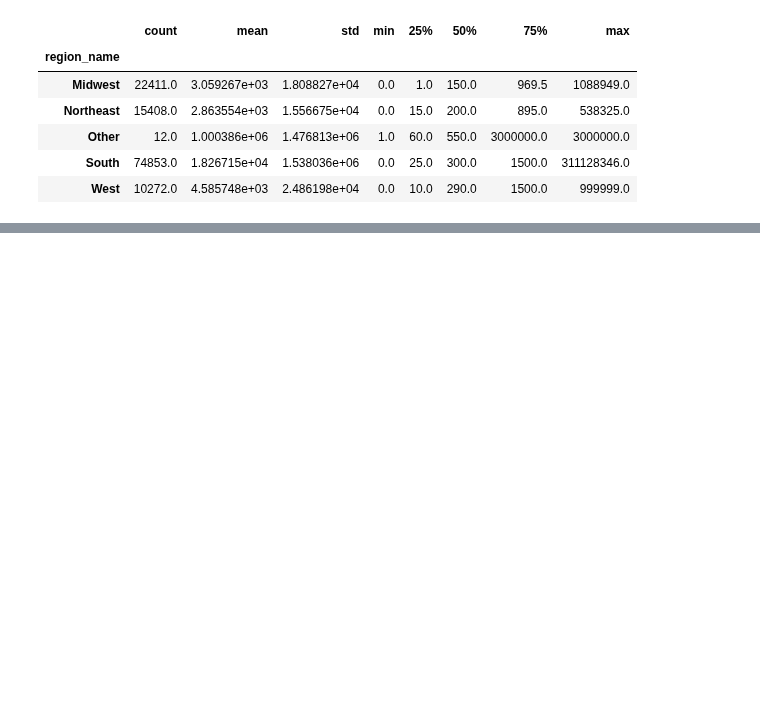
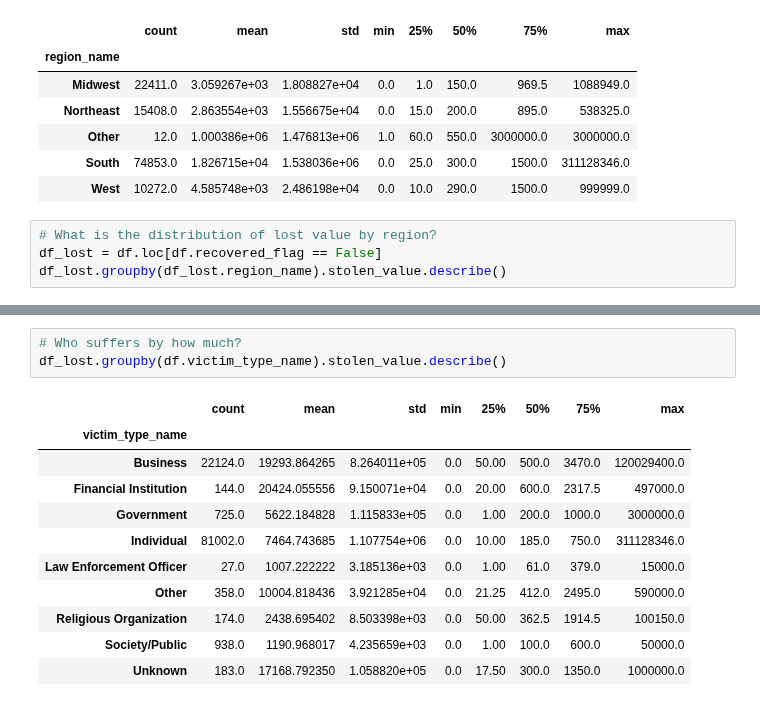
Before and after one commit to Jelsik/DataVisFinalProject-Pentagon, a Jupyter notebook: Cargo_Theft_Data_Examination.ipynb, the cells around one changed output, grey strips where cells are left out. Cells and saved outputs as stored; diff of their text form; blank space fills up the shorter version.

```diff
--- a/Cargo_Theft_Data_Examination.ipynb
+++ b/Cargo_Theft_Data_Examination.ipynb
@@ -149,3 +192,7 @@ df.groupby(df.region_name).stolen_value.describe()
 | Other | 12.0 | 1.000386e+06 | 1.476813e+06 | 1.0 | 60.0 | 550.0 | 3000000.0 | 3000000.0 |
 | South | 74853.0 | 1.826715e+04 | 1.538036e+06 | 0.0 | 25.0 | 300.0 | 1500.0 | 311128346.0 |
 | West | 10272.0 | 4.585748e+03 | 2.486198e+04 | 0.0 | 10.0 | 290.0 | 1500.0 | 999999.0 |
+# %%
+# What is the distribution of lost value by region?
+df_lost = df.loc[df.recovered_flag == False]
+df_lost.groupby(df_lost.region_name).stolen_value.describe()
@@ -163 +220,16 @@ dtype: object
+# %%
+# Who suffers by how much?
+df_lost.groupby(df.victim_type_name).stolen_value.describe()
+# %% [output]
+|  | count | mean | std | min | 25% | 50% | 75% | max |
+| victim_type_name |  |  |  |  |  |  |  |  |
+| Business | 22124.0 | 19293.864265 | 8.264011e+05 | 0.0 | 50.00 | 500.0 | 3470.0 | 120029400.0 |
+| Financial Institution | 144.0 | 20424.055556 | 9.150071e+04 | 0.0 | 20.00 | 600.0 | 2317.5 | 497000.0 |
+| Government | 725.0 | 5622.184828 | 1.115833e+05 | 0.0 | 1.00 | 200.0 | 1000.0 | 3000000.0 |
+| Individual | 81002.0 | 7464.743685 | 1.107754e+06 | 0.0 | 10.00 | 185.0 | 750.0 | 311128346.0 |
+| Law Enforcement Officer | 27.0 | 1007.222222 | 3.185136e+03 | 0.0 | 1.00 | 61.0 | 379.0 | 15000.0 |
+| Other | 358.0 | 10004.818436 | 3.921285e+04 | 0.0 | 21.25 | 412.0 | 2495.0 | 590000.0 |
+| Religious Organization | 174.0 | 2438.695402 | 8.503398e+03 | 0.0 | 50.00 | 362.5 | 1914.5 | 100150.0 |
+| Society/Public | 938.0 | 1190.968017 | 4.235659e+03 | 0.0 | 1.00 | 100.0 | 600.0 | 50000.0 |
+| Unknown | 183.0 | 17168.792350 | 1.058820e+05 | 0.0 | 17.50 | 300.0 | 1350.0 | 1000000.0 |
 # %%
```
Also changed, not shown: parts of 9 cells of this notebook.
